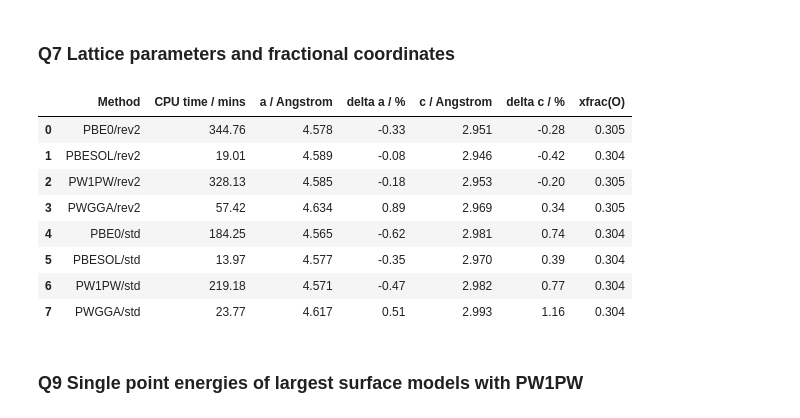
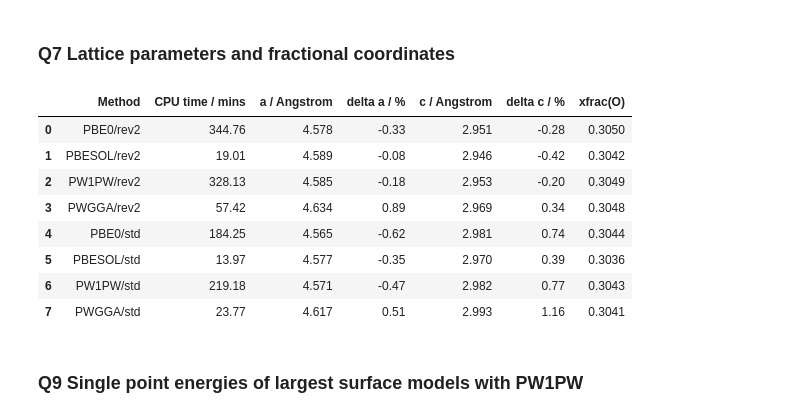
Before and after one commit to tomfroembgen/WP12, a Jupyter notebook: 3_bredow/wp12_3.ipynb, the cells around one changed output. Saved outputs shown, nothing was run; the diff lists cells and outputs as text; code cells hidden in the pictures.

```diff
--- a/3_bredow/wp12_3.ipynb
+++ b/3_bredow/wp12_3.ipynb
@@ -269,7 +269,7 @@ for i, name in enumerate(names):
       ax[0].fill_between(x_std, y, color=colors[i], alpha=alphas[i], label=names[i])
       ax[0].set_xlabel(r"$E$ / eV")
       ax[0].set_ylabel(r"Projected density of states")
-      ax[0].set_xlim(-3,31)
+      ax[0].set_xlim(-3,16)
       ax[0].set_ylim(-5,210)
       ax[0].legend(loc="best", fancybox=True)
 
@@ -278,7 +278,7 @@ for i, name in enumerate(names):
       ax[1].fill_between(x_opt, y, color=colors[i], alpha=alphas[i], label=names[i])
       ax[1].set_xlabel(r"$E$ / eV")
       ax[1].set_ylabel(r"Projected density of states")
-      ax[1].set_xlim(-3,31)
+      ax[1].set_xlim(-3,18)
       ax[1].set_ylim(-5,210)
       ax[1].legend(loc="best", fancybox=True)
 
@@ -307,42 +307,42 @@ data = []
 flist = getFileList()
 a_exp = 4.593 # experimental lattice parameter
 c_exp = 2.959 # experimental lattice parameter
 for i, file in enumerate(flist):
     with open(file) as f:
         for line in f:
             if "    TOTAL CPU TIME =" in line:
                 time = float(line.split()[4]) / 60
             if "         A              B              C           ALPHA      BETA       GAMMA" in line:
                 test = next(f)
                 a = float(test.split()[0])
                 a_dev = ((a / a_exp) - 1)*100
                 c = float(test.split()[2])
                 c_dev = ((c / c_exp) - 1)*100
             if "      3 T   8 O     3" in line:
                 ofrac = float(line.split()[4])
 
     func = str(file.parent).split("/")[3]
     bas = str(file.parent).split("/")[2]
     method = func.upper()+"/"+bas
-    data.append([method, round(time, 2), round(a,3), round(a_dev, 2), round(c, 3), round(c_dev, 2), round(ofrac, 3)])
+    data.append([method, round(time, 2), round(a,3), round(a_dev, 2), round(c, 3), round(c_dev, 2), round(ofrac, 4)])
 
 cols = ["Method", "CPU time / mins", "a / Angstrom", "delta a / %", "c / Angstrom", "delta c / %", "xfrac(O)"]
 df = pd.DataFrame(columns=cols, data=data)
 display(df)
 
 # save to csv
 save_loc = os.path.join(os.path.realpath("."), "ex2/tio2-relax.csv")
 df.to_csv(save_loc, index=False)
 # %% [output]
 |  | Method | CPU time / mins | a / Angstrom | delta a / % | c / Angstrom | delta c / % | xfrac(O) |
-| 0 | PBE0/rev2 | 344.76 | 4.578 | -0.33 | 2.951 | -0.28 | 0.305 |
-| 1 | PBESOL/rev2 | 19.01 | 4.589 | -0.08 | 2.946 | -0.42 | 0.304 |
-| 2 | PW1PW/rev2 | 328.13 | 4.585 | -0.18 | 2.953 | -0.20 | 0.305 |
-| 3 | PWGGA/rev2 | 57.42 | 4.634 | 0.89 | 2.969 | 0.34 | 0.305 |
-| 4 | PBE0/std | 184.25 | 4.565 | -0.62 | 2.981 | 0.74 | 0.304 |
-| 5 | PBESOL/std | 13.97 | 4.577 | -0.35 | 2.970 | 0.39 | 0.304 |
-| 6 | PW1PW/std | 219.18 | 4.571 | -0.47 | 2.982 | 0.77 | 0.304 |
-| 7 | PWGGA/std | 23.77 | 4.617 | 0.51 | 2.993 | 1.16 | 0.304 |
+| 0 | PBE0/rev2 | 344.76 | 4.578 | -0.33 | 2.951 | -0.28 | 0.3050 |
+| 1 | PBESOL/rev2 | 19.01 | 4.589 | -0.08 | 2.946 | -0.42 | 0.3042 |
+| 2 | PW1PW/rev2 | 328.13 | 4.585 | -0.18 | 2.953 | -0.20 | 0.3049 |
+| 3 | PWGGA/rev2 | 57.42 | 4.634 | 0.89 | 2.969 | 0.34 | 0.3048 |
+| 4 | PBE0/std | 184.25 | 4.565 | -0.62 | 2.981 | 0.74 | 0.3044 |
+| 5 | PBESOL/std | 13.97 | 4.577 | -0.35 | 2.970 | 0.39 | 0.3036 |
+| 6 | PW1PW/std | 219.18 | 4.571 | -0.47 | 2.982 | 0.77 | 0.3043 |
+| 7 | PWGGA/std | 23.77 | 4.617 | 0.51 | 2.993 | 1.16 | 0.3041 |
 # %% [markdown]
 ### Q9 Single point energies of largest surface models with PW1PW
 # %%
```
Also changed, not shown: parts of 2 cells of this notebook, 16 other files.
